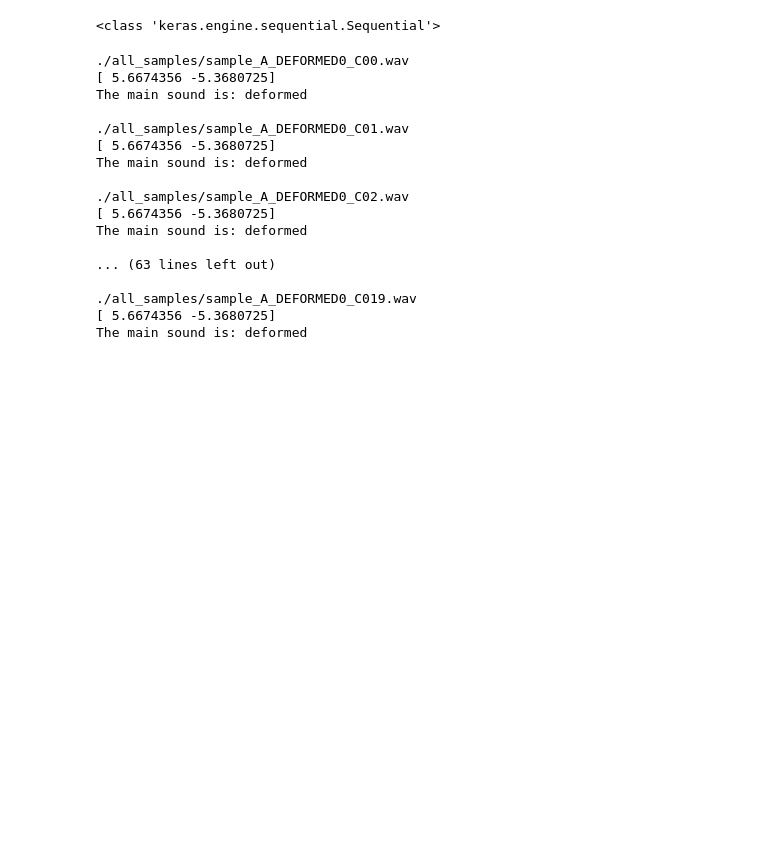
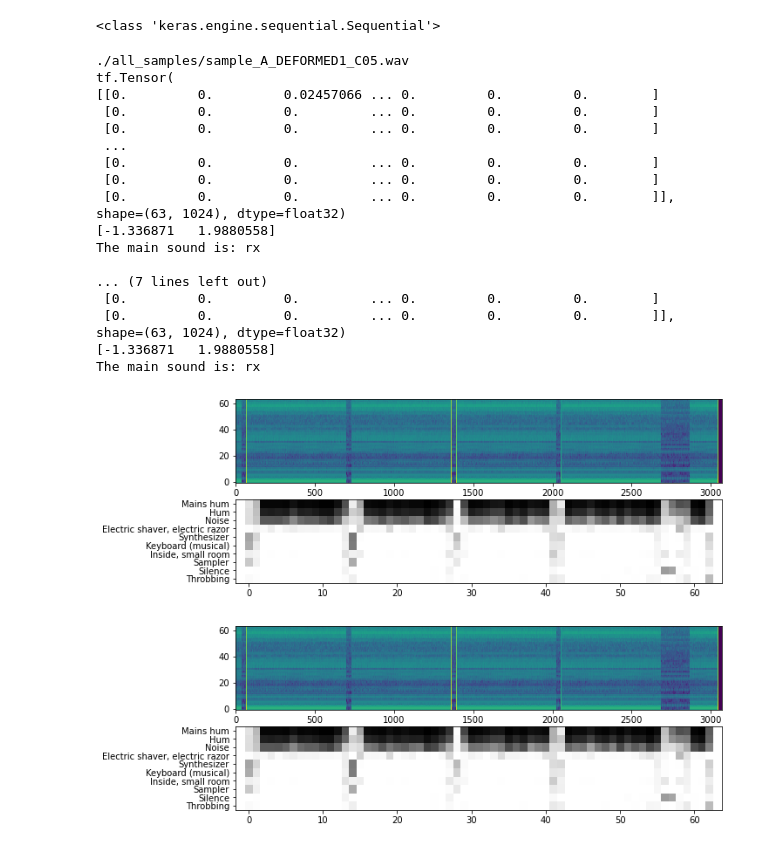
Before and after one commit to kaoutamine/ML_laser_powder_project, a Jupyter notebook: project.ipynb, the cells around one changed output. Saved outputs shown, nothing was run; the diff lists cells and outputs as text; code cells hidden in the pictures; blank space fills up the shorter version.

```diff
--- a/project.ipynb
+++ b/project.ipynb
@@ -561,32 +606,44 @@ print(type(my_model))
 # %% [output]
 <class 'keras.engine.sequential.Sequential'>
 # %%
-for i in range(20):
-    filename = wav_deformed_loc + str(0) + '_C0' + str(i) + '.wav'
+switch = True
+for i in range(2):
+    if switch :
+        f = wav_deformed_loc
+    else :
+        f = wav_rx_loc
+    filename = f + str(1) + '_C0' + str(i * 18 + 5) + '.wav'
+
     print(filename)
     data = load_wav_file(filename, False)
+    Audio(data, rate=16000)
     scores, embeddings, spectrogram = model(data)
+    print(embeddings)
+    view_sample_result(data)
     prediction = my_model(embeddings).numpy()
     pred = prediction.mean(axis=0)
     print(pred)
     inferred_class = my_classes[prediction.mean(axis=0).argmax()]
     print(f'The main sound is: {inferred_class}')
     print()
+    switch = False
 # %% [output]
-./all_samples/sample_A_DEFORMED0_C00.wav
-[ 5.6674356 -5.3680725]
-The main sound is: deformed
+./all_samples/sample_A_DEFORMED1_C05.wav
+tf.Tensor(
+[[0.         0.         0.02457066 ... 0.         0.         0.        ]
+ [0.         0.         0.         ... 0.         0.         0.        ]
+ [0.         0.         0.         ... 0.         0.         0.        ]
+ ...
+ [0.         0.         0.         ... 0.         0.         0.        ]
+ [0.         0.         0.         ... 0.         0.         0.        ]
+ [0.         0.         0.         ... 0.         0.         0.        ]], shape=(63, 1024), dtype=float32)
+[-1.336871   1.9880558]
+The main sound is: rx
 
-./all_samples/sample_A_DEFORMED0_C01.wav
-[ 5.6674356 -5.3680725]
-The main sound is: deformed
-
-./all_samples/sample_A_DEFORMED0_C02.wav
-[ 5.6674356 -5.3680725]
-The main sound is: deformed
-
-... (63 lines left out)
-
-./all_samples/sample_A_DEFORMED0_C019.wav
-[ 5.6674356 -5.3680725]
-The main sound is: deformed
+... (7 lines left out)
+ [0.         0.         0.         ... 0.         0.         0.        ]
+ [0.         0.         0.         ... 0.         0.         0.        ]], shape=(63, 1024), dtype=float32)
+[-1.336871   1.9880558]
+The main sound is: rx
+[figure, added]
+[figure, added]
```
Also changed, not shown: parts of 20 cells of this notebook.
